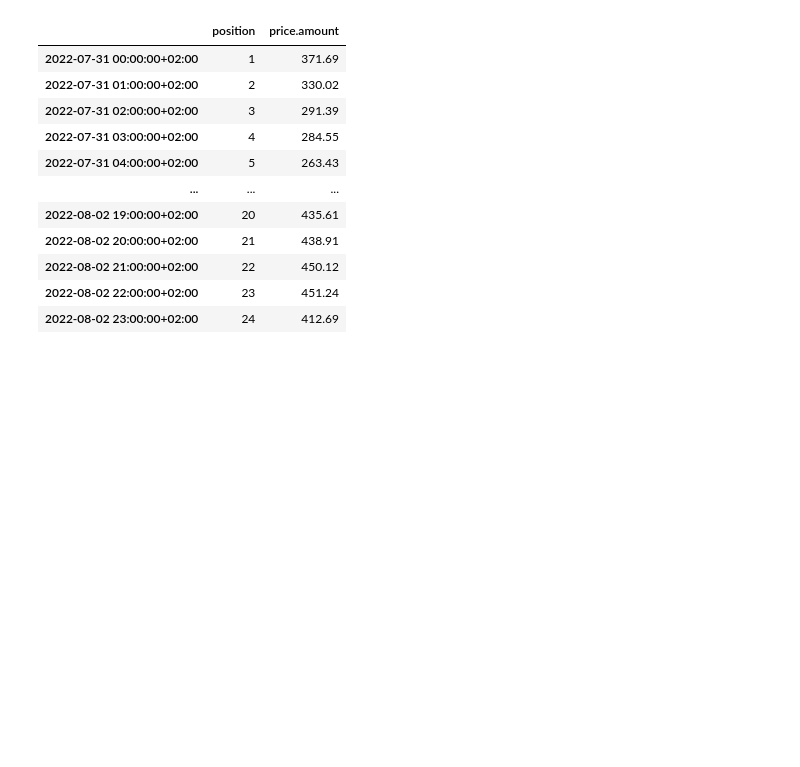
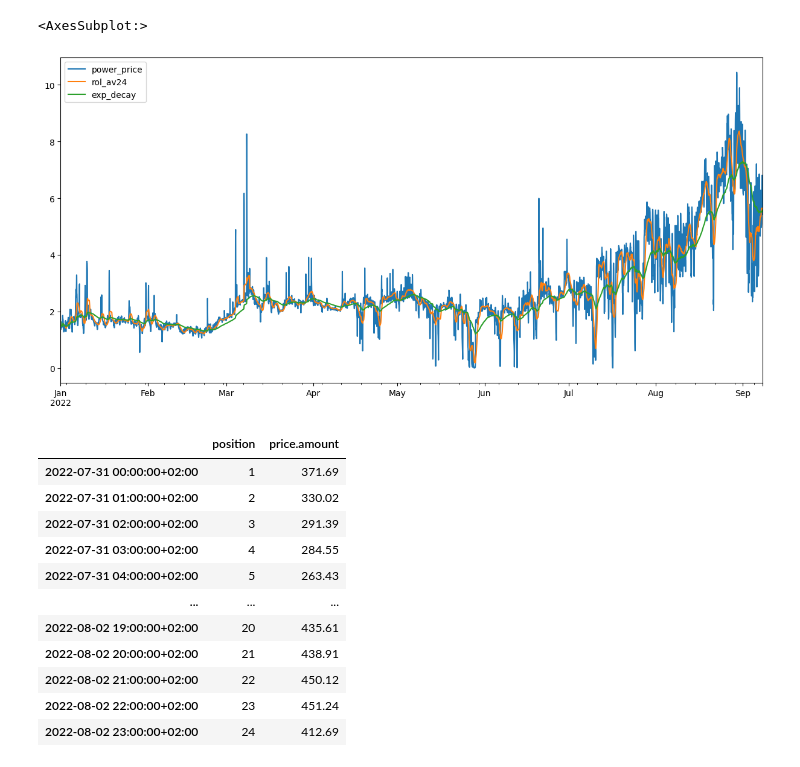
Before and after one commit to bwatremetz/data_api, a Jupyter notebook: test.ipynb, the cells around one changed output. Cells and saved outputs as stored; diff of their text form; code cells hidden in the pictures; blank space fills up the shorter version.

```diff
--- a/test.ipynb
+++ b/test.ipynb
@@ -9,3 +18,15 @@ URL_NOK = 'https://data.norges-bank.no/api/data/EXR/B.EUR.NOK.SP?format=sdmx-jso
+# %%
+pp = get_price_day_ahead('20220101', '20220909')
+# %%
+roll = pp.rolling(24).mean()
+roll2 = pp.ewm(alpha=0.01, adjust=True).mean()
+df = pd.concat([pp,roll, roll2], axis=1)
+df.columns = ['power_price', 'rol_av24', 'exp_decay']
+# %%
+df.plot.line(figsize=(15,7))
+# %% [output]
+<AxesSubplot:>
+[figure, added]
 # %%
 response = requests.get(URL)
 data = pd.DataFrame.from_dict(xmltodict.parse(response.content))
```
Also changed, not shown: parts of 1 cell of this notebook, 3 other files.
